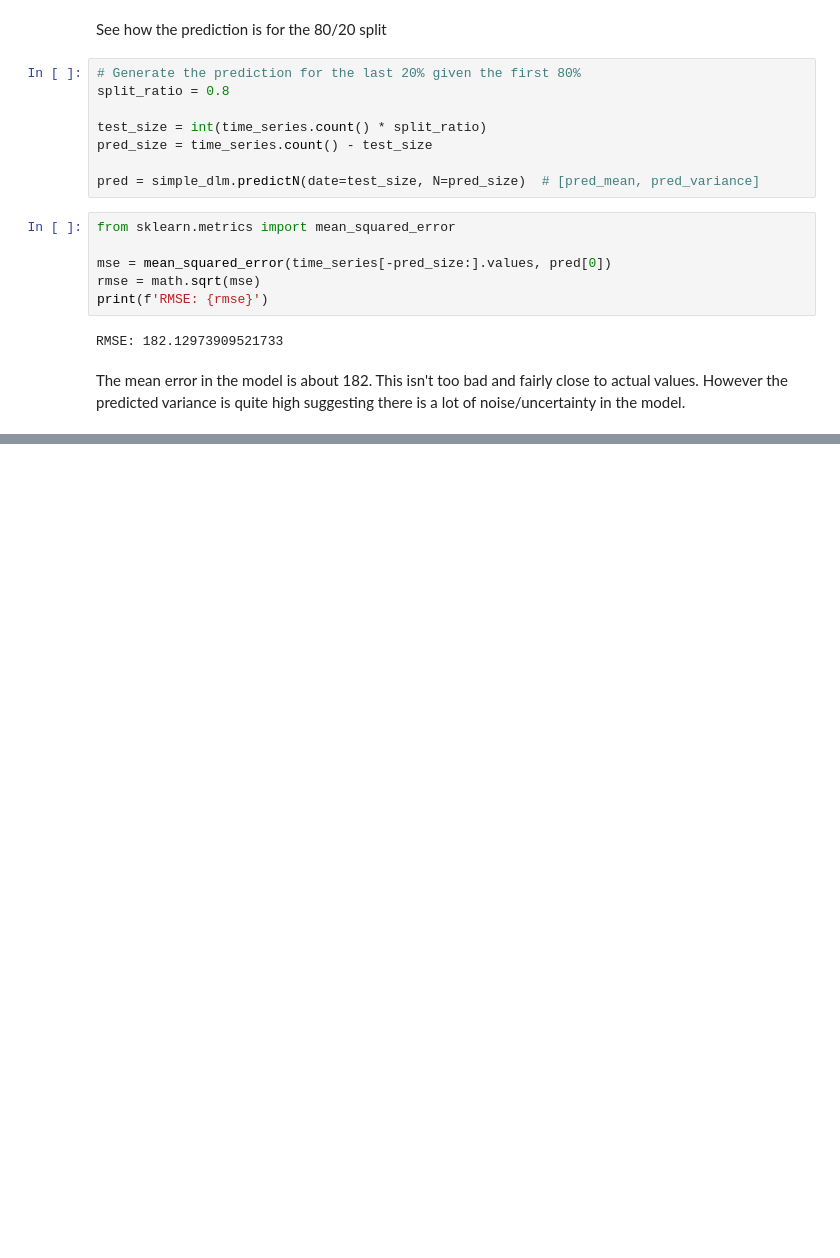
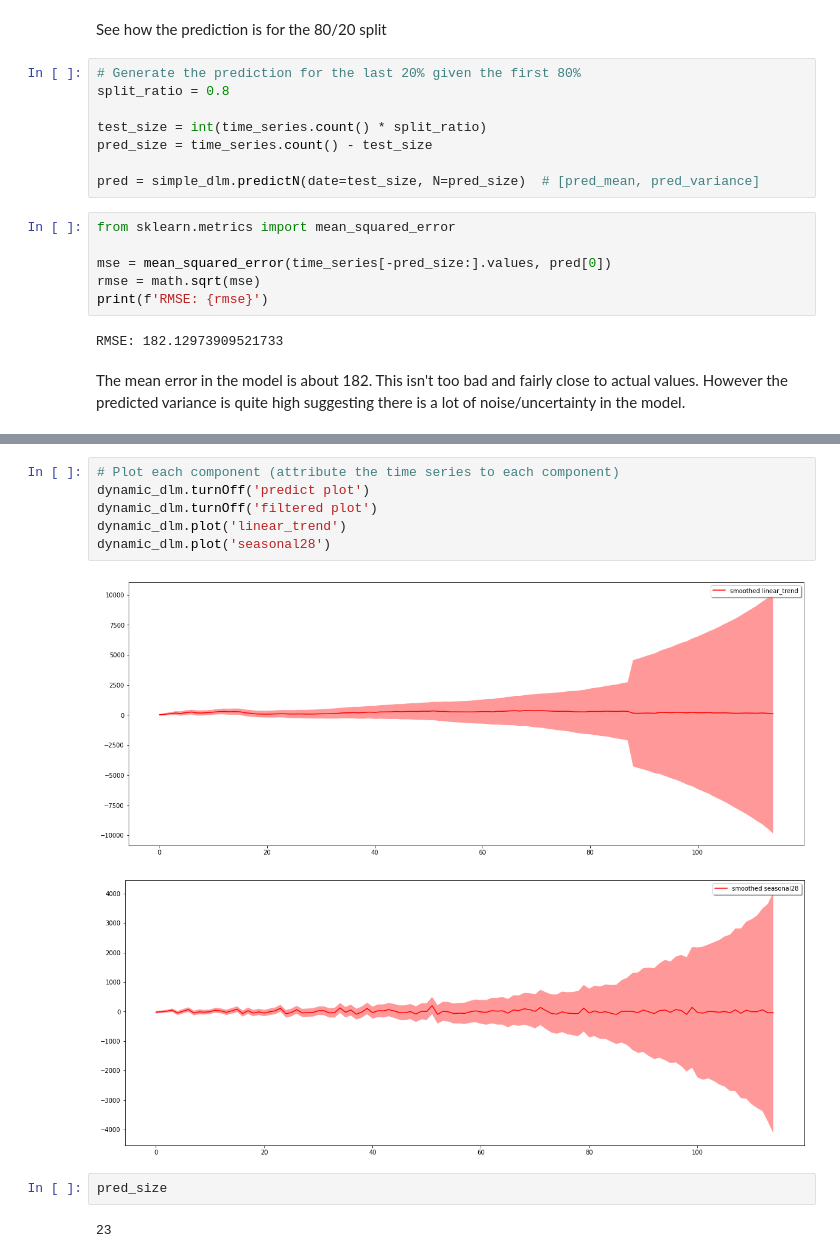
Before and after one commit to garybake/BayesianTimeSeries, a Jupyter notebook: 2_BayesLinModelling.ipynb, the cells around one changed output, grey strips where cells are left out. Drawn from its saved outputs; the diff is of its cells as text; blank space fills up the shorter version.

```diff
--- a/2_BayesLinModelling.ipynb
+++ b/2_BayesLinModelling.ipynb
@@ -194,0 +223,13 @@ However the predicted variance is quite high suggesting there is a lot of noise/
+# %%
+# Plot each component (attribute the time series to each component)
+dynamic_dlm.turnOff('predict plot')
+dynamic_dlm.turnOff('filtered plot')
+dynamic_dlm.plot('linear_trend')
+dynamic_dlm.plot('seasonal28')
+# %% [output]
+[figure, added]
+[figure, added]
+# %%
+pred_size
+# %% [output]
+23
```
Also changed, not shown: parts of 12 cells of this notebook.
